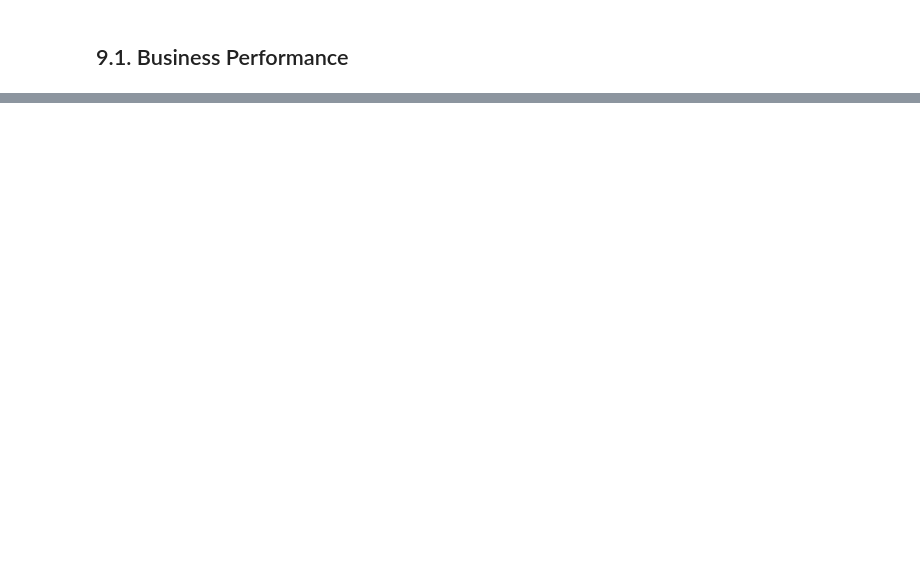
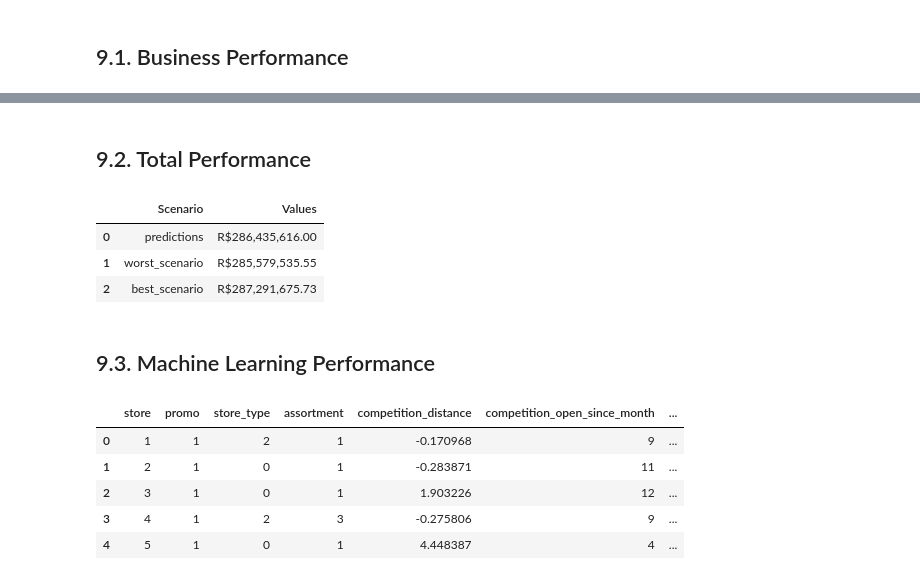
Before and after one commit to daniazevedo7/DataScience_Em_Producao, a Jupyter notebook: proj_m09_v01_store_sales_prediction.ipynb, the cells around one changed output, grey strips where cells are left out. Cells and saved outputs as stored; diff of their text form; code cells hidden in the pictures; blank space fills up the shorter version.

```diff
--- a/proj_m09_v01_store_sales_prediction.ipynb
+++ b/proj_m09_v01_store_sales_prediction.ipynb
@@ -1257,6 +1257,28 @@ df93
+# %% [markdown]
+## 9.2. Total Performance
+# %%
+df93 = df92[['predictions', 'worst_scenario', 'best_scenario']].apply(lambda x: np.sum(x), axis=0).reset_index().rename(columns = {'index': 'Scenario', 0:'Values'})
+df93['Values'] = df93['Values'].map('R${:,.2f}'.format)
+df93
+# %% [output]
+|  | Scenario | Values |
+| 0 | predictions | R$286,435,616.00 |
+| 1 | worst_scenario | R$285,579,535.55 |
+| 2 | best_scenario | R$287,291,675.73 |
+# %% [markdown]
+## 9.3. Machine Learning Performance
 # %%
 df9['error'] = df9['sales'] - df9['predictions']
 df9['error_rate'] = df9['predictions'] / df9['sales']
+# %%
+df9.head()
+# %% [output]
+|  | store | promo | store_type | assortment | competition_distance | competition_open_since_month | ... |
+| 0 | 1 | 1 | 2 | 1 | -0.170968 | 9 | ... |
+| 1 | 2 | 1 | 0 | 1 | -0.283871 | 11 | ... |
+| 2 | 3 | 1 | 0 | 1 | 1.903226 | 12 | ... |
+| 3 | 4 | 1 | 2 | 3 | -0.275806 | 9 | ... |
+| 4 | 5 | 1 | 0 | 1 | 4.448387 | 4 | ... |
 # %%
 plt.subplot(2, 2, 1)
 sns.lineplot(x='date', y='sales', data=df9, label='SALES')
```
Also changed, not shown: parts of 25 cells of this notebook.
